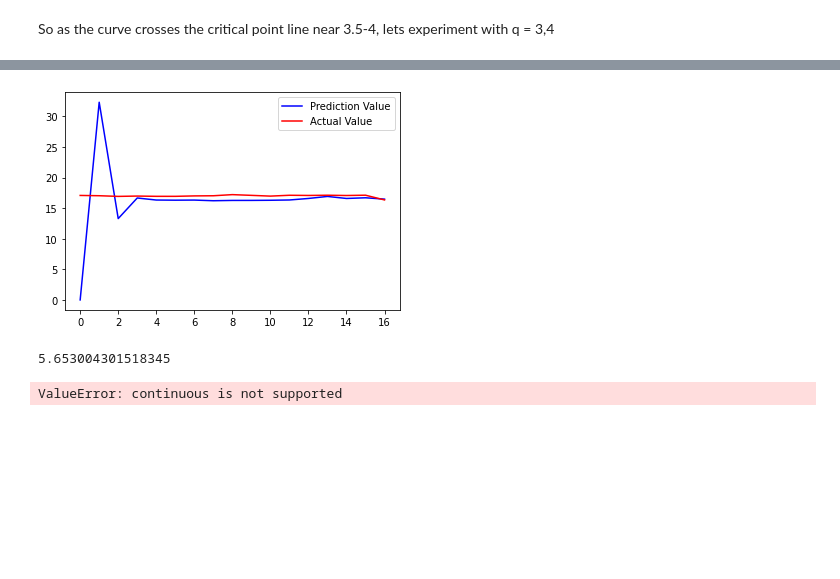
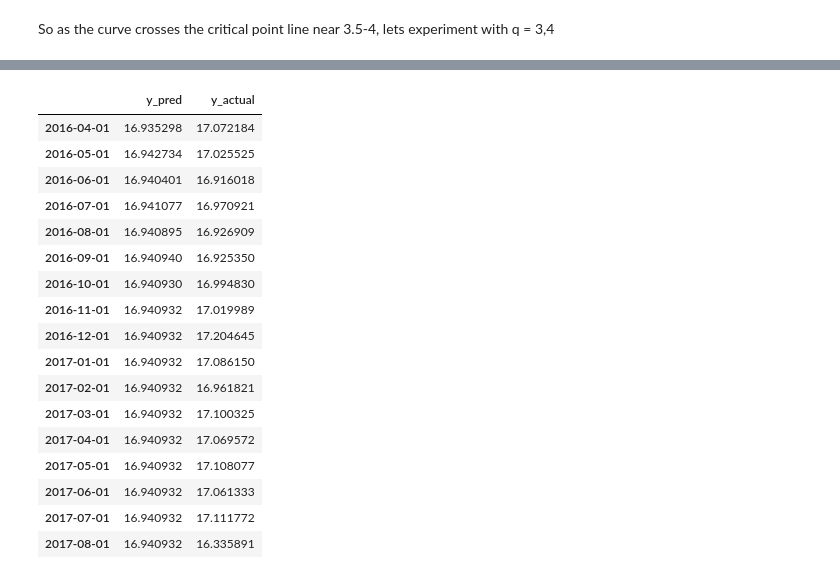
Before and after one commit to jag-shrestha/Sales-Forecast, a Jupyter notebook: Sales_Prediction_TSF.ipynb, the cells around one changed output, grey strips where cells are left out. Saved outputs shown, nothing was run; the diff lists cells and outputs as text; code cells hidden in the pictures; blank space fills up the shorter version.

```diff
--- a/Sales_Prediction_TSF.ipynb
+++ b/Sales_Prediction_TSF.ipynb
@@ -416,5 +427,4 @@ cols = train.columns
 # %%
-for col in cols:
-    model = ARIMA(log_transform[col], order = (3, 3 ,2))
+model = ARIMA(train, order = (2, 1 ,2))
 # %%
-model = model.fit()
+model_fitted = model.fit()
@@ -445,15 +431,24 @@ y_actual = y_actual.reset_index(drop = True)
-# %%
-plt.plot(y_pred, color='blue', label='Prediction Value')
-plt.plot(y_actual, color='red', label = 'Actual Value')
-plt.legend(loc = 'best')
-plt.show()
-# %% [output]
-[figure, removed]
-# %%
-np.sqrt(mean_squared_error(y_pred, y_actual))
-# %% [output]
-5.653004301518345
-# %%
-model.s
-# %% [output]
-ValueError: continuous is not supported
+# %%
+y_pred = model_fitted.forecast(17, alpha=0.05)
+# %%
+pred_actual = pd.DataFrame({'y_pred' : y_pred, 'y_actual': y_actual})
+pred_actual
+# %% [output]
+|  | y_pred | y_actual |
+| 2016-04-01 | 16.935298 | 17.072184 |
+| 2016-05-01 | 16.942734 | 17.025525 |
+| 2016-06-01 | 16.940401 | 16.916018 |
+| 2016-07-01 | 16.941077 | 16.970921 |
+| 2016-08-01 | 16.940895 | 16.926909 |
+| 2016-09-01 | 16.940940 | 16.925350 |
+| 2016-10-01 | 16.940930 | 16.994830 |
+| 2016-11-01 | 16.940932 | 17.019989 |
+| 2016-12-01 | 16.940932 | 17.204645 |
+| 2017-01-01 | 16.940932 | 17.086150 |
+| 2017-02-01 | 16.940932 | 16.961821 |
+| 2017-03-01 | 16.940932 | 17.100325 |
+| 2017-04-01 | 16.940932 | 17.069572 |
+| 2017-05-01 | 16.940932 | 17.108077 |
+| 2017-06-01 | 16.940932 | 17.061333 |
+| 2017-07-01 | 16.940932 | 17.111772 |
+| 2017-08-01 | 16.940932 | 16.335891 |
```
Also changed, not shown: parts of 35 cells of this notebook.
